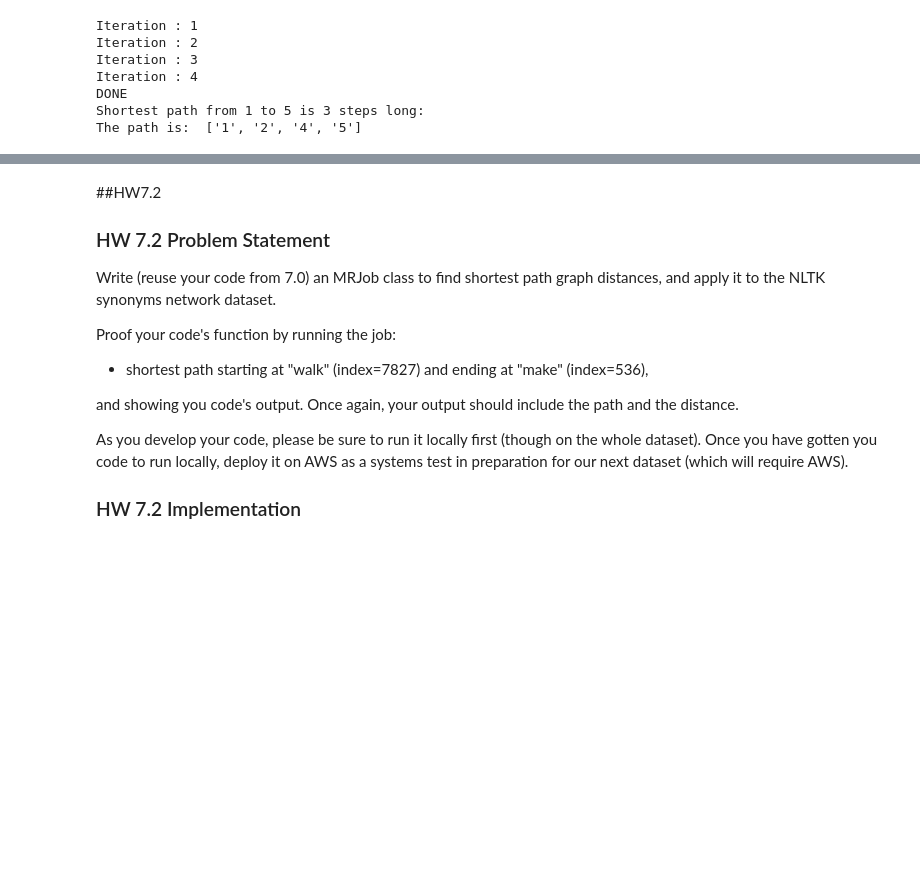
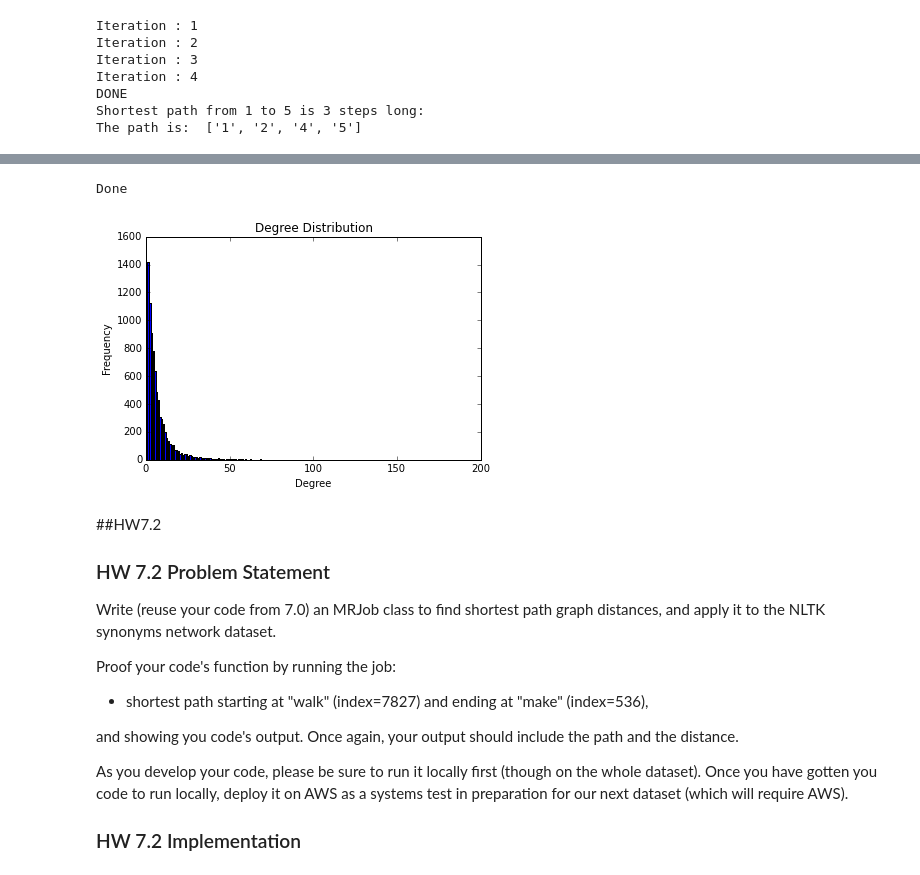
Before and after one commit to nickhamlin/mids_261_homework, a Jupyter notebook: HW7/MIDS-W261-2015-HWK-Week07-Hamlin-Thomas-Baek-Danish.ipynb, the cells around one changed output, grey strips where cells are left out. Drawn from its saved outputs; the diff is of its cells as text; code cells hidden in the pictures; blank space fills up the shorter version.

```diff
--- a/HW7/MIDS-W261-2015-HWK-Week07-Hamlin-Thomas-Baek-Danish.ipynb
+++ b/HW7/MIDS-W261-2015-HWK-Week07-Hamlin-Thomas-Baek-Danish.ipynb
@@ -346,15 +321,9 @@ path = {}
 
 
 #### TEST VERSION #####
-input_dir_prefix='testgraph'
+input_dir_prefix='directed_toy'
 start_node='1'
 end_node='5'
-
-#### NLTK VERSION #####
-# input_dir_prefix='synNet'
-# start_node='7827'
-# end_node='536'
-
 
 #### RUN THE JOBS #####
 while(not stop and iterate <= 20):
@@ -388,7 +357,7 @@ while(not stop and iterate <= 20):
                 if nid==end_node and status=='V':
                     print "DONE"
                     print "Shortest path from {0} to {1} is {2} steps long:".format(start_node,end_node,str(len(path)-1))
-                    print "The path is: ",output
+                    print "The path is: ",path
                     stop=True
                 if nid==end_node:
                     break
@@ -523,3 +594,53 @@ As we'd expect, the distribution of degree does follow a power law; there are a
+# %%
+# HW 7.1 - Calculating degree distribution of NLTK data in EMR
+%reload_ext autoreload
+%autoreload 2
+from __future__ import division
+from mrexplorenltkdist import mrExploreNLTKDist
+
+
+input_dir_prefix='synNet'
+input_directory='s3://hamlin-mids-261/'+input_dir_prefix+'.txt'
+cluster='j-2VQKH4YTSZQSY'
+
+#EMR VERSION
+mr_job = mrExploreNLTKDist(args=['-r', 'emr',
+                     input_directory,
+                     '--no-strict-protocols',
+                     '--output-dir','s3://hamlin-mids-261/'+input_dir_prefix+'DistOutput',
+                     '--no-output',
+                     '--emr-job-flow-id', cluster,
+                    ])
+
+with open ('{0}_degree_distribution_EMR.txt'.format(input_dir_prefix),'w') as f:
+    with mr_job.make_runner() as runner:
+        runner.run()
+        for line in runner.stream_output():
+            #Write results to a file so we can plot them more easily
+            f.writelines(line)
+
+print "Done"
+# %% [output]
+Done
+# %%
+# HW 7.1 - Plot the results of the EMR-generated distribution
+x=[]
+y=[]
+with open ('{0}_degree_distribution.txt'.format(input_dir_prefix),'r') as f:
+    for line in f.readlines():
+        data=line.strip('\n').split('\t')
+        degree=int(eval(data[0]))
+        count=int(data[1])
+        x.append(degree)
+        y.append(count)
+
+plt.bar(x,y)
+plt.xlabel('Degree')
+plt.ylabel('Frequency')
+plt.title('Degree Distribution')
+plt.show()
+# %% [output]
+[figure, added]
 # %% [markdown]
 ##HW7.2
 
```
Also changed, not shown: parts of 32 cells of this notebook.
